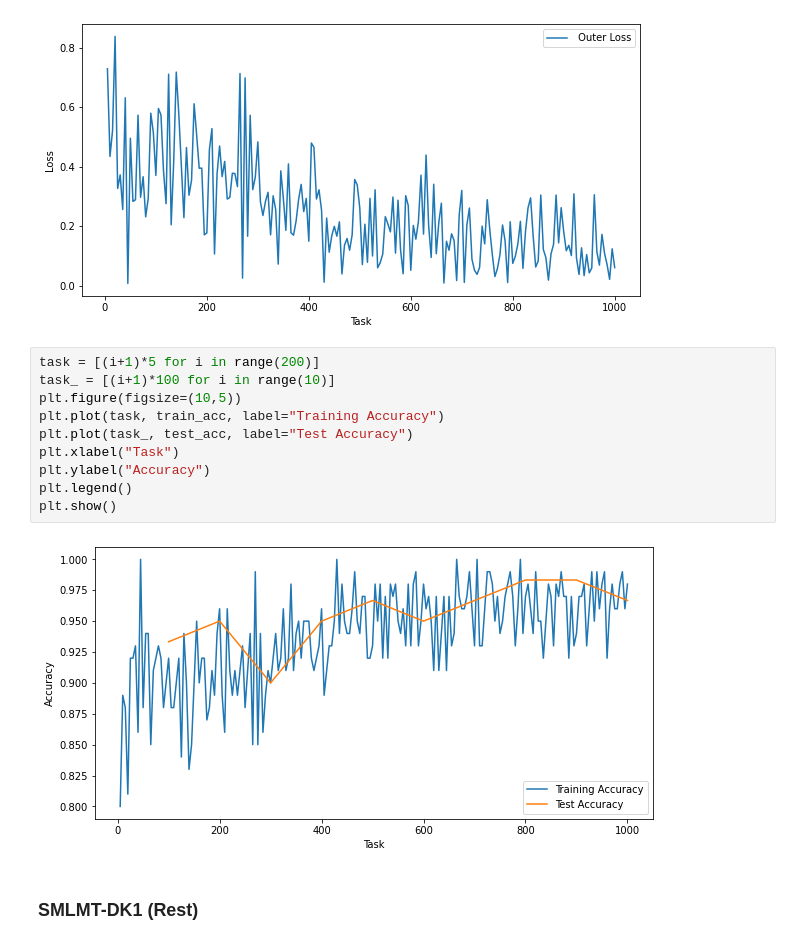
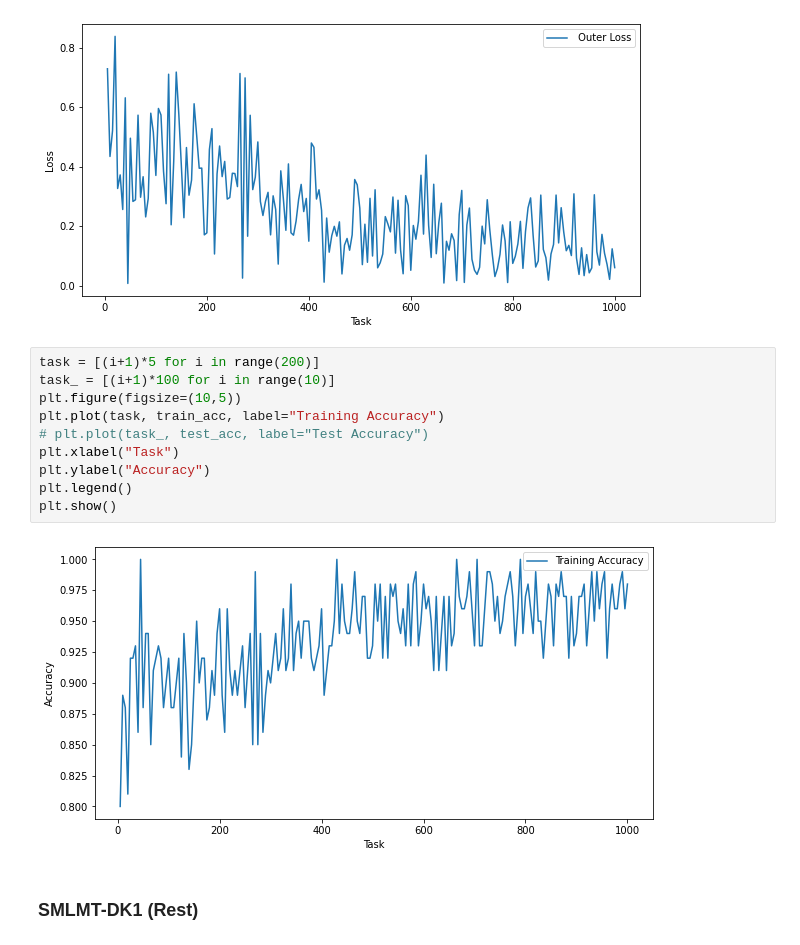
Before and after one commit to hjkim811/SMLMT-PyTorch, a Jupyter notebook: plot_results.ipynb, the cells around one changed output. Drawn from its saved outputs; the diff is of its cells as text.

Commit message:
plots for paper

```diff
--- a/plot_results.ipynb
+++ b/plot_results.ipynb
@@ -21,15 +21,15 @@ plt.show()
 # %%
 task = [(i+1)*5 for i in range(200)]
 task_ = [(i+1)*100 for i in range(10)]
 plt.figure(figsize=(10,5))
 plt.plot(task, train_acc, label="Training Accuracy")
-plt.plot(task_, test_acc, label="Test Accuracy")
+# plt.plot(task_, test_acc, label="Test Accuracy")
 plt.xlabel("Task")
 plt.ylabel("Accuracy")
 plt.legend()
 plt.show()
 # %% [output]
-[figure, old version]
+[figure, new version]
 # %% [markdown]
 ### SMLMT-DK1 (Rest)
 # %%
```
Also changed, not shown: parts of 3 cells of this notebook.
